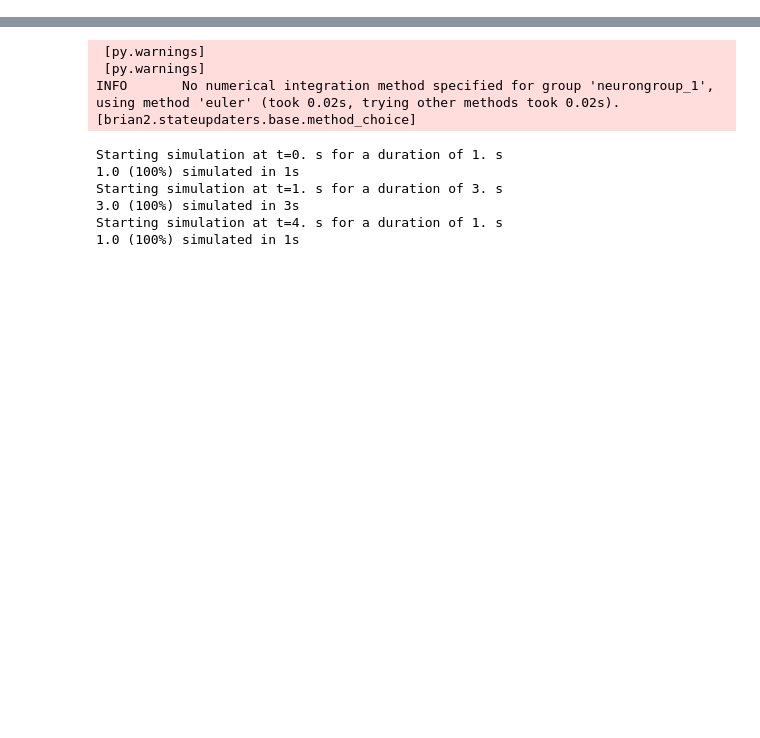
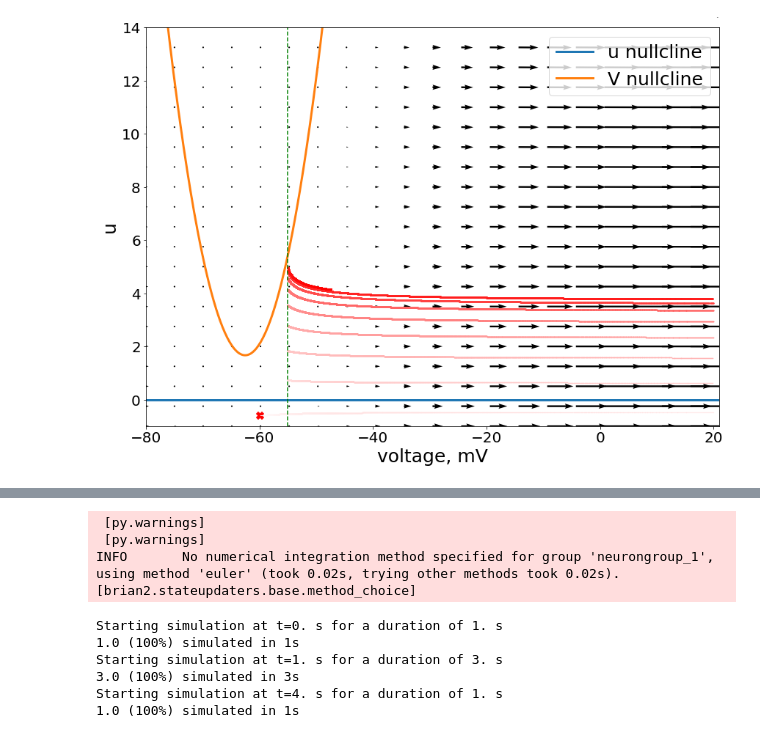
Before and after one commit to betadecay1993/brainstem_simulation, a Jupyter notebook: Modeling the respiratory Central Pattern Generator with resonate-and-fire Izhikevich-Neurons.ipynb, the cells around one changed output, grey strips where cells are left out. Drawn from its saved outputs; the diff is of its cells as text; code cells hidden in the pictures; blank space fills up the shorter version.

Commit message:
added phase-plane diagrams

```diff
--- a/Modeling the respiratory Central Pattern Generator with resonate-and-fire Izhikevich-Neurons.ipynb
+++ b/Modeling the respiratory Central Pattern Generator with resonate-and-fire Izhikevich-Neurons.ipynb
@@ -0,0 +5,82 @@
+# %%
+import cmath
+from matplotlib import pyplot as plt
+import numpy as np
+alpha = 0.004
+U0 = -62.5
+Ubase = 0.1
+x = 0.06
+a = 0.005
+b = 0.00
+c = -55
+
+def v_rhs(v,u, alpha, U0,Ubase,x):
+    return alpha*(v - U0)**2 + Ubase - x*u
+
+def u_rhs(v,u,a,b):
+    return a*(b*v - u)
+
+def v_nullcline(v, alpha, U0,Ubase,x):
+    return (alpha*(v - U0)**2 + Ubase)/x
+
+def u_nullcline(v,b):
+    return b*v
+
+
+ylim_up = 14.0
+ylim_down = -1.0000
+xlim_left = -80
+xlim_right = 21
+
+dt = 0.005
+t = 0
+t_max = 350
+voltage = np.zeros(int(t_max/dt))
+u_param = np.zeros(int(t_max/dt))
+voltage[0] = -60
+u_param[0] = -0.6
+i = 0
+while i <= (int(t_max/dt) - 2):
+    voltage[i+1] = voltage[i] + dt*(alpha*(voltage[i] - U0)**2 + Ubase - x*u_param[i])
+    u_param[i+1] = u_param[i] + dt*(a*(b*voltage[i] - u_param[i]))
+    if voltage[i+1] >= 20:
+        voltage[i+1] = c
+        u_param[i+1]=u_param[i+1]+1.2
+    i = i + 1
+    t = t + dt
+
+
+fig = plt.figure(figsize=(14,10))
+v = np.linspace(xlim_left,xlim_right,num = 500)
+V, U = np.meshgrid(np.arange(xlim_left, xlim_right, (xlim_right-xlim_left)/20.0), np.arange(ylim_down,ylim_up, (ylim_up-ylim_down)/20.0))
+
+A = v_rhs(V,U, alpha, U0,Ubase,x)
+# A = A/np.max(abs(A))
+B = u_rhs(V,U,a,b)
+# B = B/np.max(abs(B))
+
+Q = plt.quiver(V, U, A, B, units='width')
+qk = plt.quiverkey(Q, 0.9, 0.9, 1, r'', labelpos='E', coordinates='figure')
+
+plt.plot(v, u_nullcline(v,b), label = 'u nullcline', linewidth = 3)
+plt.plot(v, v_nullcline(v, alpha, U0,Ubase,x), label = 'V nullcline', linewidth = 3)
+plt.xlabel('voltage, mV',fontsize = 25)
+plt.axvline(x=c,color='g', linestyle='--' )
+plt.legend(fontsize = 25, loc = 1)
+plt.ylabel('u',fontsize = 25)
+plt.ylim((ylim_down,ylim_up))
+plt.xlim((xlim_left,xlim_right))
+plt.tick_params(labelsize=20)
+
+plt.scatter(voltage[0],u_param[0],s = 100, color = "r", marker = "X")
+s = 20
+for i in np.arange(len(voltage))[::s]:
+    volt = voltage[i:(i+s)]
+    up = u_param[i:i+s]
+    plt.scatter(volt,up, s = (2*float(i)/len(voltage))**2, color = [1,1-(float(i)/len(voltage))**1,1-(float(i)/len(voltage))**1])
+
+plt.show()
+
+fig.savefig('Phase-Plane_adaptation.png', format='png')
+# %% [output]
+[figure, added]
```
Also changed, not shown: parts of 7 cells of this notebook.
